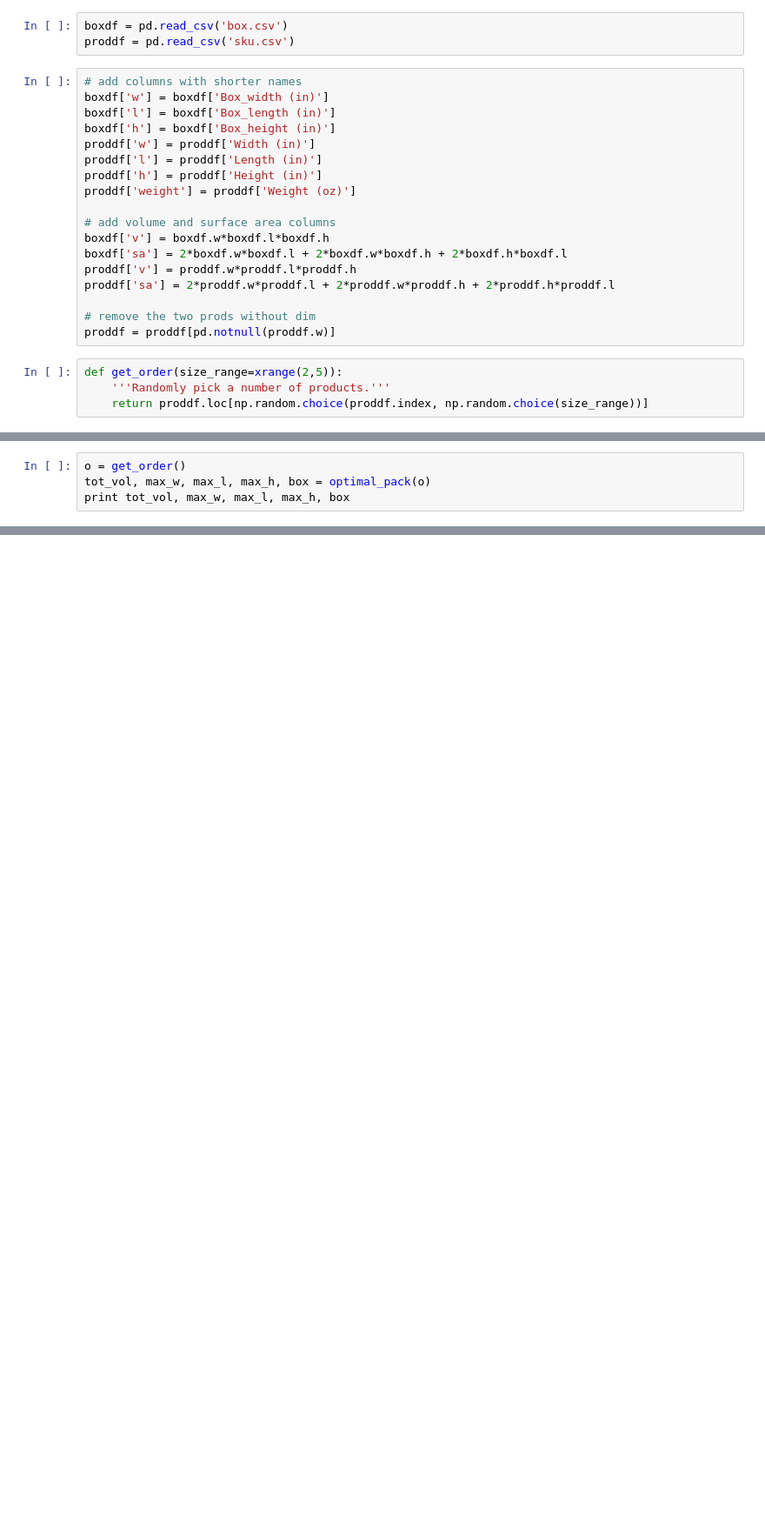
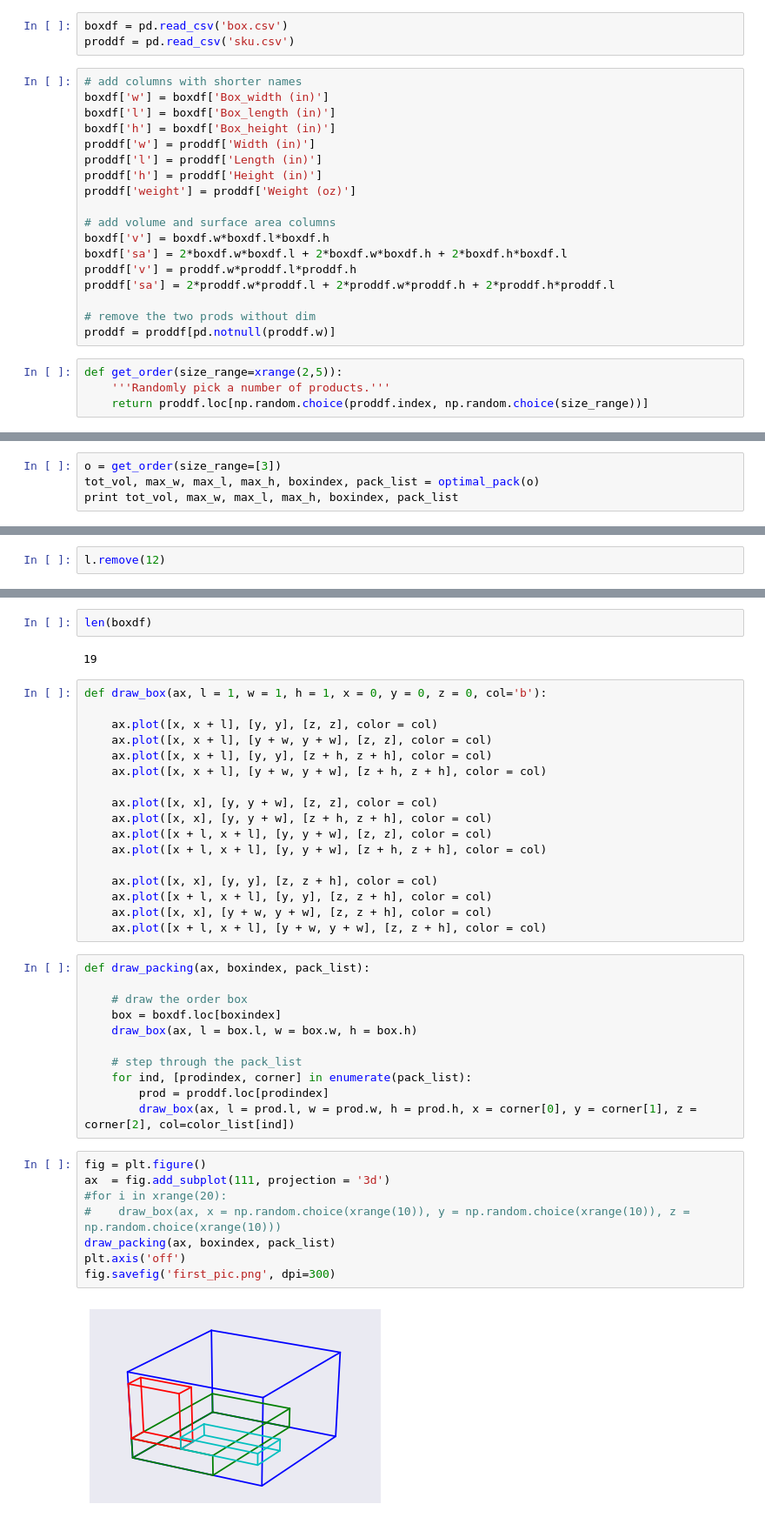
Before and after one commit to gautsi/bxpck, a Jupyter notebook: notebooks/notebook1.ipynb, the cells around one changed output, grey strips where cells are left out. Shown: that part at 87% size. Cells and saved outputs as stored; diff of their text form; blank space fills up the shorter version.

```diff
--- a/notebooks/notebook1.ipynb
+++ b/notebooks/notebook1.ipynb
@@ -56,5 +137,5 @@ def optimal_pack(orderdf, boxdf=boxdf):
 # %%
-o = get_order()
-tot_vol, max_w, max_l, max_h, box = optimal_pack(o)
-print tot_vol, max_w, max_l, max_h, box
+o = get_order(size_range=[3])
+tot_vol, max_w, max_l, max_h, boxindex, pack_list = optimal_pack(o)
+print tot_vol, max_w, max_l, max_h, boxindex, pack_list
 # %% [output]
@@ -70,0 +163,2 @@ Name: 7, dtype: object
+# %%
+l.remove(12)
@@ -70,0 +169,42 @@ Name: 7, dtype: object
+# %%
+len(boxdf)
+# %% [output]
+19
+# %%
+def draw_box(ax, l = 1, w = 1, h = 1, x = 0, y = 0, z = 0, col='b'):
+
+    ax.plot([x, x + l], [y, y], [z, z], color = col)
+    ax.plot([x, x + l], [y + w, y + w], [z, z], color = col)
+    ax.plot([x, x + l], [y, y], [z + h, z + h], color = col)
+    ax.plot([x, x + l], [y + w, y + w], [z + h, z + h], color = col)
+
+    ax.plot([x, x], [y, y + w], [z, z], color = col)
+    ax.plot([x, x], [y, y + w], [z + h, z + h], color = col)
+    ax.plot([x + l, x + l], [y, y + w], [z, z], color = col)
+    ax.plot([x + l, x + l], [y, y + w], [z + h, z + h], color = col)
+
+    ax.plot([x, x], [y, y], [z, z + h], color = col)
+    ax.plot([x + l, x + l], [y, y], [z, z + h], color = col)
+    ax.plot([x, x], [y + w, y + w], [z, z + h], color = col)
+    ax.plot([x + l, x + l], [y + w, y + w], [z, z + h], color = col)
+# %%
+def draw_packing(ax, boxindex, pack_list):
+
+    # draw the order box
+    box = boxdf.loc[boxindex]
+    draw_box(ax, l = box.l, w = box.w, h = box.h)
+
+    # step through the pack_list
+    for ind, [prodindex, corner] in enumerate(pack_list):
+        prod = proddf.loc[prodindex]
+        draw_box(ax, l = prod.l, w = prod.w, h = prod.h, x = corner[0], y = corner[1], z = corner[2], col=color_list[ind])
+# %%
+fig = plt.figure()
+ax  = fig.add_subplot(111, projection = '3d')
+#for i in xrange(20):
+#    draw_box(ax, x = np.random.choice(xrange(10)), y = np.random.choice(xrange(10)), z = np.random.choice(xrange(10)))
+draw_packing(ax, boxindex, pack_list)
+plt.axis('off')
+fig.savefig('first_pic.png', dpi=300)
+# %% [output]
+[figure, added]
```
Also changed, not shown: parts of 22 cells of this notebook.
